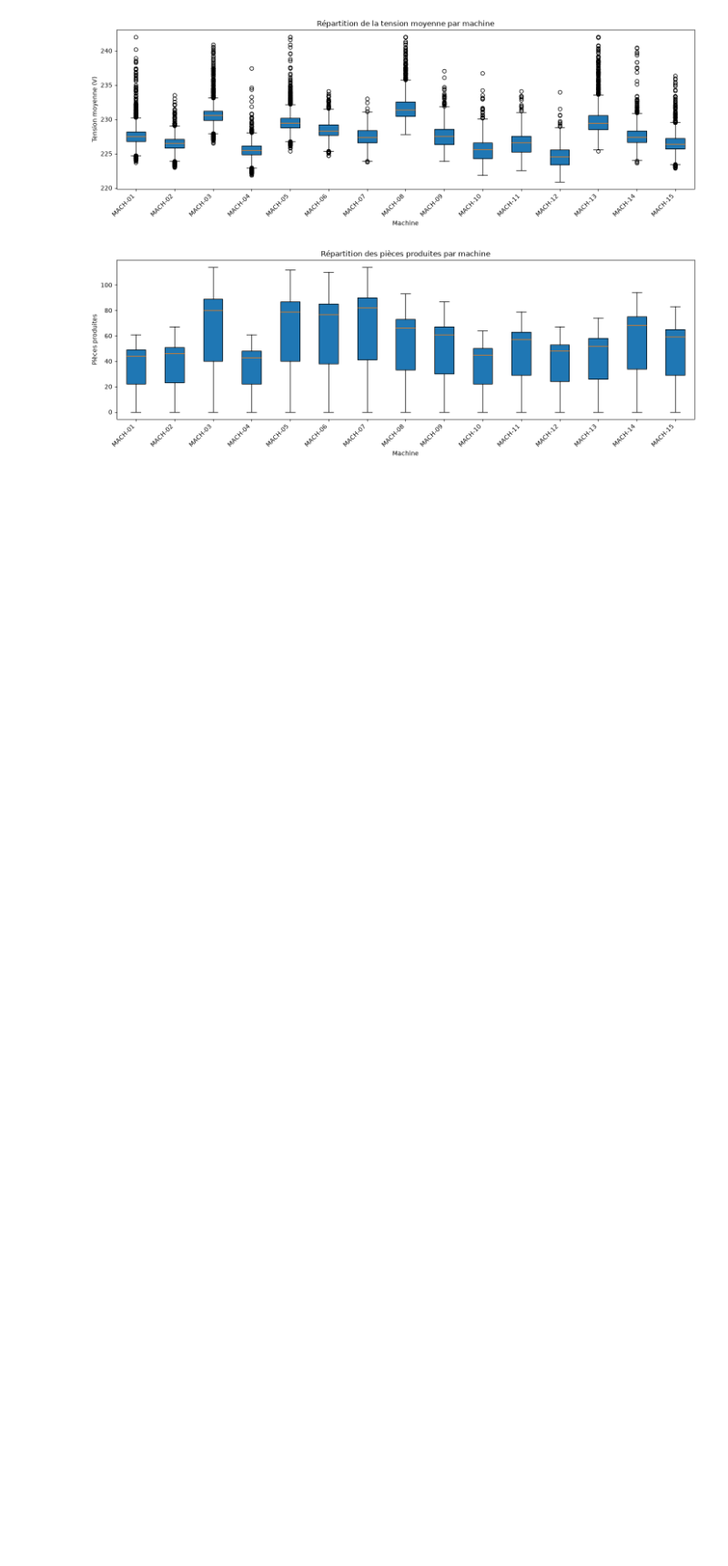
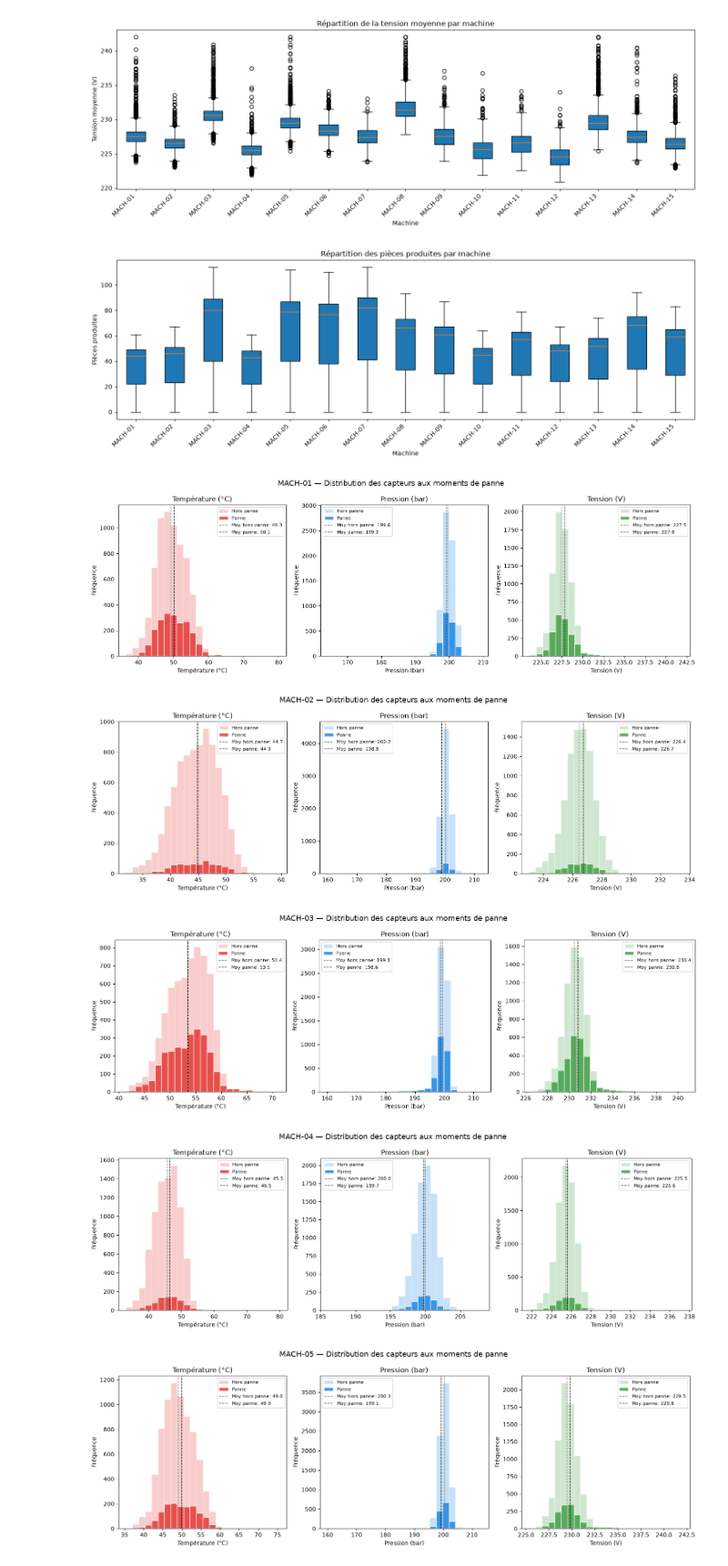
Before and after one commit to kenji21/indusense, a Jupyter notebook: notebook.ipynb, the cells around one changed output. Shown at 91% size. Drawn from its saved outputs; the diff is of its cells as text; code cells hidden in the pictures; blank space fills up the shorter version.

Commit message:
Ajout courbe temp/volt/pression pour chaque machine

```diff
--- a/notebook.ipynb
+++ b/notebook.ipynb
@@ -88,3 +93,13 @@ fig = telemetry_report_pieces_per_machine(df_tel)
 plt.show()
 # %% [output]
 [figure]
+# %%
+for machine in sorted(df_tel["machine_id"].unique()):
+    fig = telemetry_report_failure_distributions(df_tel, df, machine)
+    plt.show()
+# %% [output]
+[figure, added]
+[figure, added]
+[figure, added]
+[figure, added]
+[figure, added]
```
Also changed, not shown: parts of 2 cells of this notebook, 2 other files.
